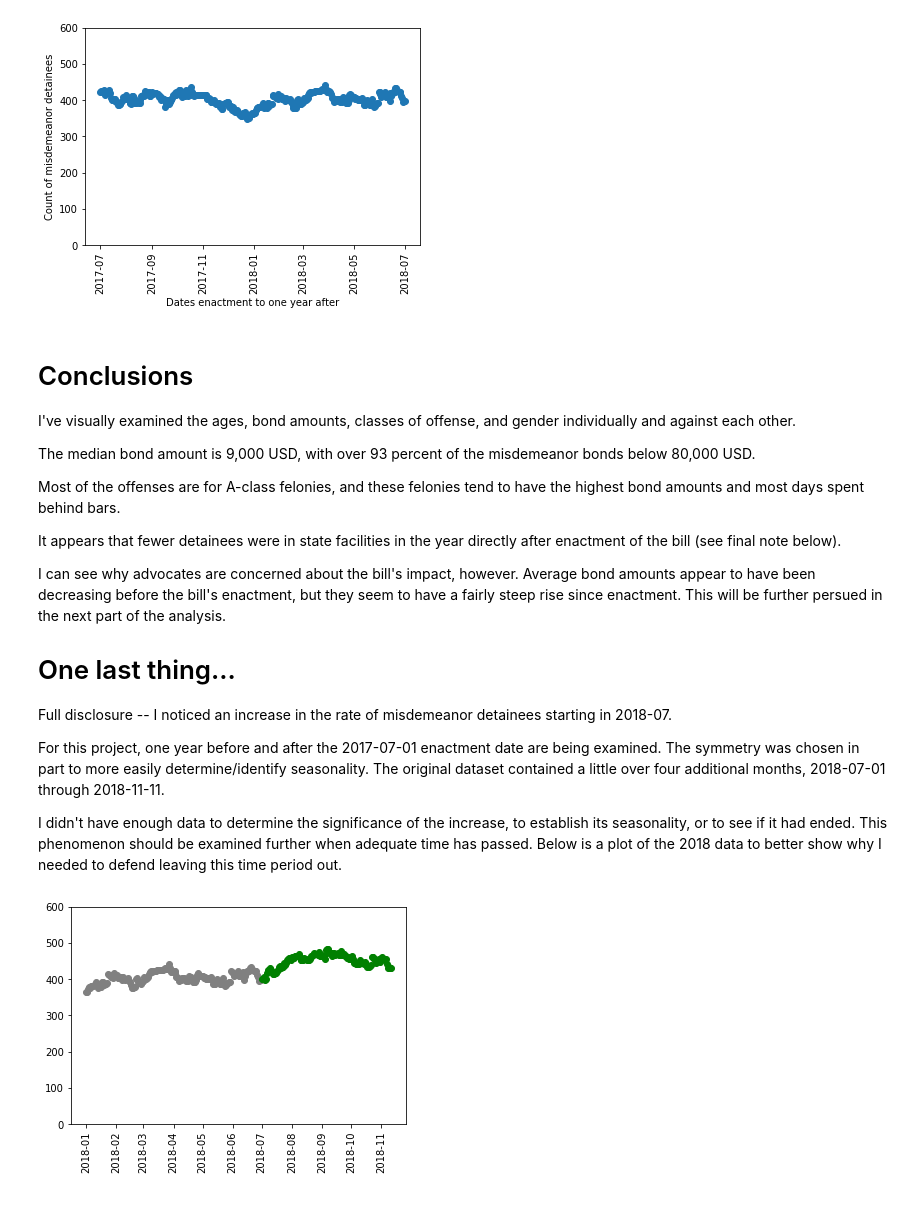
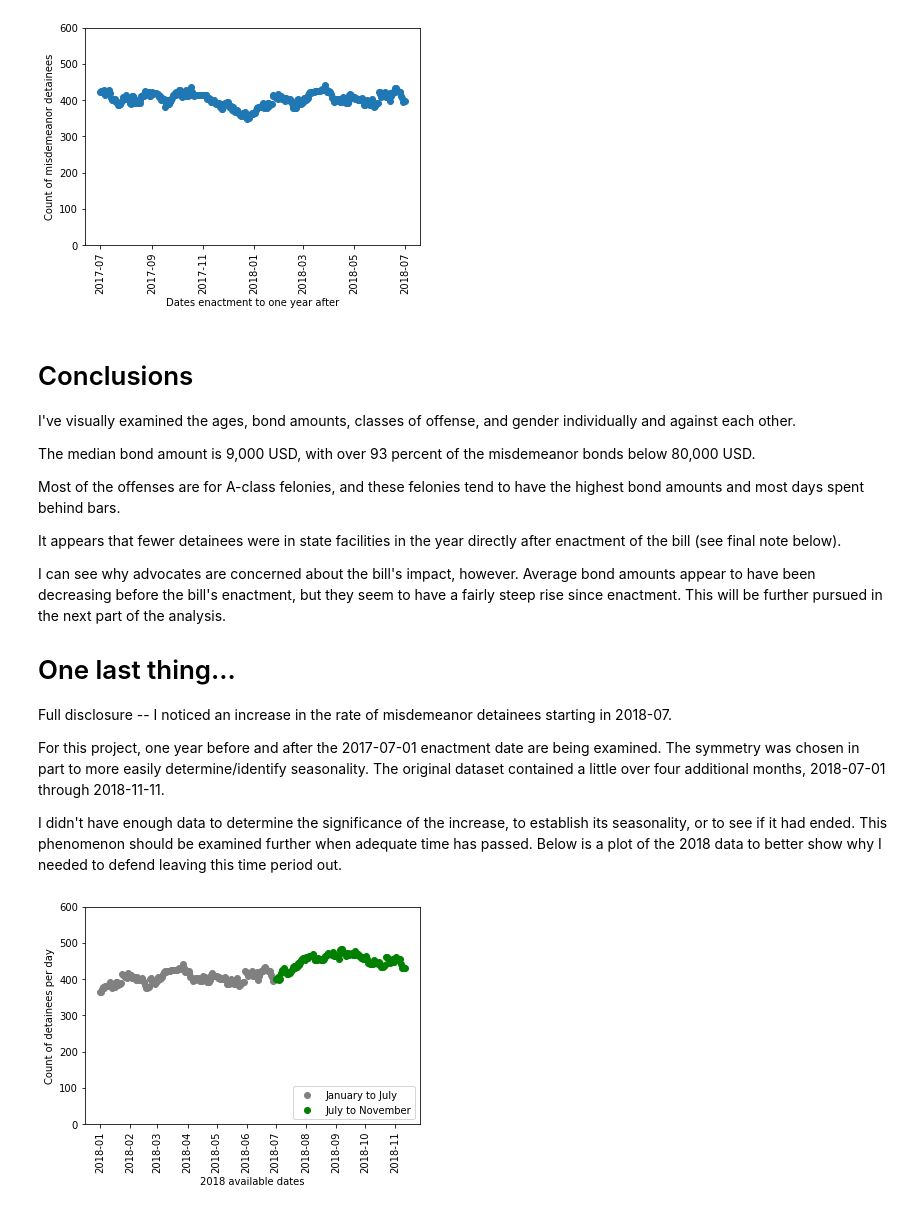
Before and after one commit to SlothDream/SBCap1_CT, a Jupyter notebook: CT_EDA.ipynb, the cells around one changed output. Cells and saved outputs as stored; diff of their text form; code cells hidden in the pictures.

```diff
--- a/CT_EDA.ipynb
+++ b/CT_EDA.ipynb
@@ -390,7 +392,7 @@ Most of the offenses are for A-class felonies, and these felonies tend to have t
 
 It appears that fewer detainees were in state facilities in the year directly after enactment of the bill (see final note below).
 
-I can see why advocates are concerned about the bill's impact, however.  Average bond amounts appear to have been decreasing before the bill's enactment, but they seem to have a fairly steep rise since enactment.  This will be further persued in the next part of the analysis.
+I can see why advocates are concerned about the bill's impact, however.  Average bond amounts appear to have been decreasing before the bill's enactment, but they seem to have a fairly steep rise since enactment.  This will be further pursued in the next part of the analysis.
 
 
 
@@ -406,22 +408,25 @@ I didn't have enough data to determine the significance of the increase, to esta
 # %%
 # Set the dates and new df.
 rise_datelist = pd.date_range(start='1/1/2018', end='11/11/2018', freq='D').tolist()
 rise_dates_df = pd.DataFrame({'date':rise_datelist})
 # Separate out the Ms and count them.
 rise_mis_df = counts_df.loc[counts_df.offense_class.str.endswith('M', na=False)]
 rise_dates_df['detainees'] = [rise_mis_df.download_date.loc[rise_mis_df.download_date == date].count()
                          if rise_mis_df.download_date.loc[rise_mis_df.download_date == date].count() > 0
                          else np.nan for date in rise_dates_df.date]
 rise_dates_df['detainees'] = rise_dates_df['detainees'].fillna(method='ffill')
 
 # Set before and during rise (using all of 2018 to show the relevant increase).
 rise_before = rise_dates_df.loc[rise_dates_df.date < '2018-07-01']
 rise_during = rise_dates_df.loc[rise_dates_df.date >= '2018-07-01']
 
 # Plot the count of misdemeanor detainees for the two time periods.
 _ = plt.plot_date(x='date', y='detainees', data=rise_before, color='gray')
 _ = plt.plot_date(x='date', y='detainees', data=rise_during, color='green')
 _ = plt.ylim(0, 600)
 _ = plt.xticks(rotation=90)
+_ = plt.xlabel('2018 available dates')
+_ = plt.ylabel('Count of detainees per day')
+_ = plt.legend(('January to July', 'July to November'), loc='lower right')
 # %% [output]
-[figure, old version]
+[figure, new version]
```
Also changed, not shown: parts of 8 cells of this notebook, 1 other file.
